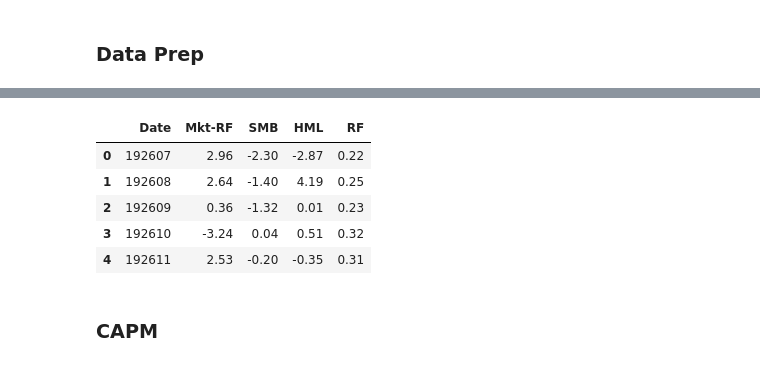
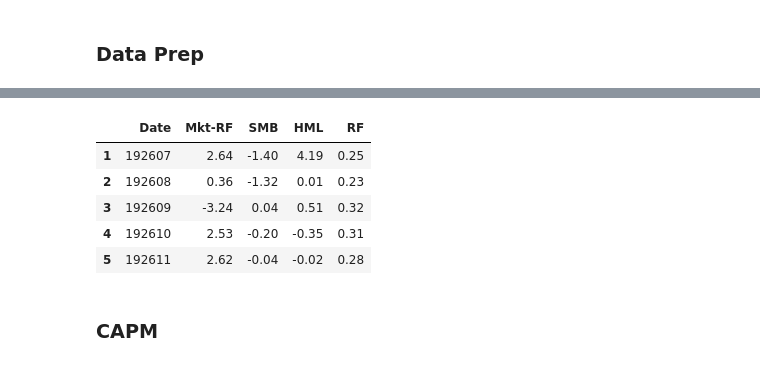
Before and after one commit to chrisliii/FINE-452, a Jupyter notebook: M&A_CAPM_FF3_Monthly.ipynb, the cells around one changed output, grey strips where cells are left out. Saved outputs shown, nothing was run; the diff lists cells and outputs as text; code cells hidden in the pictures.

```diff
--- a/M&A_CAPM_FF3_Monthly.ipynb
+++ b/M&A_CAPM_FF3_Monthly.ipynb
@@ -60,20 +60,22 @@ df_ticker_monthly_return.head(5)
 # %%
 df_FF_Research = pd.read_csv('F-F_Research_Data_Factors.CSV', encoding="utf-8", skipinitialspace=True)
 df_FF_Research.columns = ['Date', 'Mkt-RF', 'SMB', 'HML', 'RF']
+df_FF_Research = df_FF_Research.dropna()
+df_FF_Research['Date'] = df_FF_Research['Date'].shift(1)
 df_FF_Research = df_FF_Research.dropna()
 df_FF_Research['RF'] = df_FF_Research['RF'].astype(float)
 df_FF_Research['Mkt-RF'] = df_FF_Research['Mkt-RF'].astype(float)
 df_FF_Research['SMB'] = df_FF_Research['SMB'].astype(float)
 df_FF_Research['HML'] = df_FF_Research['HML'].astype(float)
 
 df_FF_Research.head()
 # %% [output]
 |  | Date | Mkt-RF | SMB | HML | RF |
-| 0 | 192607 | 2.96 | -2.30 | -2.87 | 0.22 |
-| 1 | 192608 | 2.64 | -1.40 | 4.19 | 0.25 |
-| 2 | 192609 | 0.36 | -1.32 | 0.01 | 0.23 |
-| 3 | 192610 | -3.24 | 0.04 | 0.51 | 0.32 |
-| 4 | 192611 | 2.53 | -0.20 | -0.35 | 0.31 |
+| 1 | 192607 | 2.64 | -1.40 | 4.19 | 0.25 |
+| 2 | 192608 | 0.36 | -1.32 | 0.01 | 0.23 |
+| 3 | 192609 | -3.24 | 0.04 | 0.51 | 0.32 |
+| 4 | 192610 | 2.53 | -0.20 | -0.35 | 0.31 |
+| 5 | 192611 | 2.62 | -0.04 | -0.02 | 0.28 |
 # %% [markdown]
 ### CAPM
 # %% [markdown]
```
Also changed, not shown: parts of 8 cells of this notebook.
